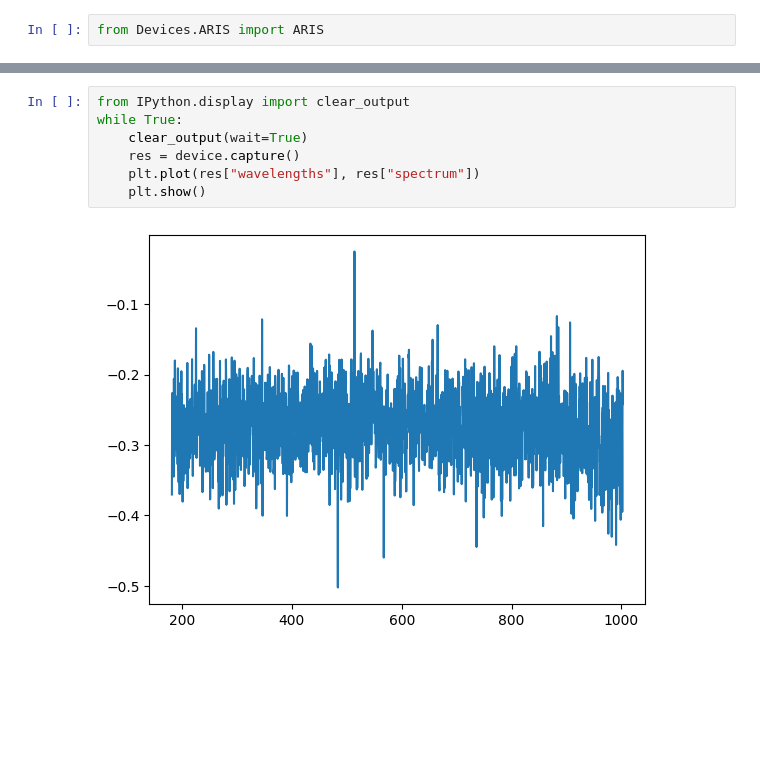
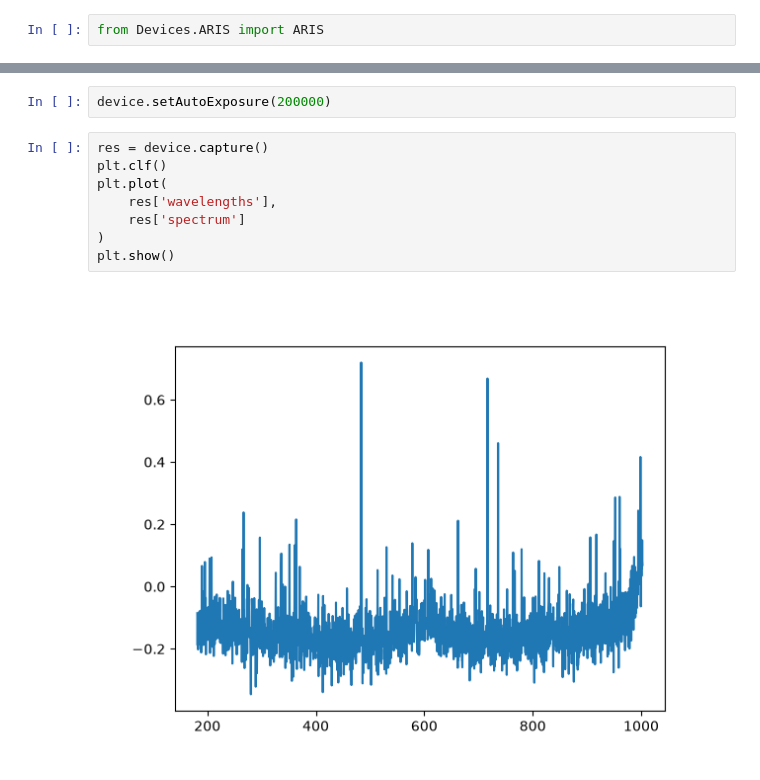
Before and after one commit to bgoblyos/instrumpy, a Jupyter notebook: Examples/Devices/ARIS.ipynb, the cells around one changed output, grey strips where cells are left out. Saved outputs shown, nothing was run; the diff lists cells and outputs as text; blank space fills up the shorter version.

```diff
--- a/Examples/Devices/ARIS.ipynb
+++ b/Examples/Devices/ARIS.ipynb
@@ -22,9 +20,12 @@ INFO    - instrumpy.ARIS - Wavelength range: 181.46 to 1002.60 nm
+# %%
+device.setAutoExposure(200000)
 # %%
-from IPython.display import clear_output
-while True:
-    clear_output(wait=True)
-    res = device.capture()
-    plt.plot(res["wavelengths"], res["spectrum"])
-    plt.show()
+res = device.capture()
+plt.clf()
+plt.plot(
+    res['wavelengths'],
+    res['spectrum']
+)
+plt.show()
 # %% [output]
-[figure, old version]
+[figure, new version]
```
Also changed, not shown: parts of 12 cells of this notebook.
